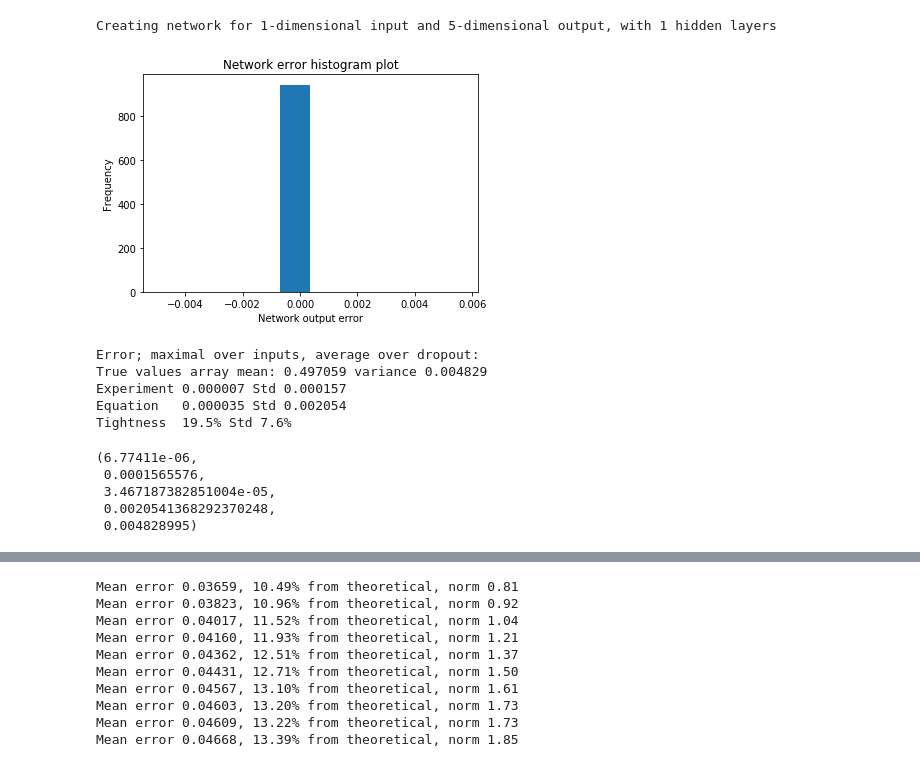
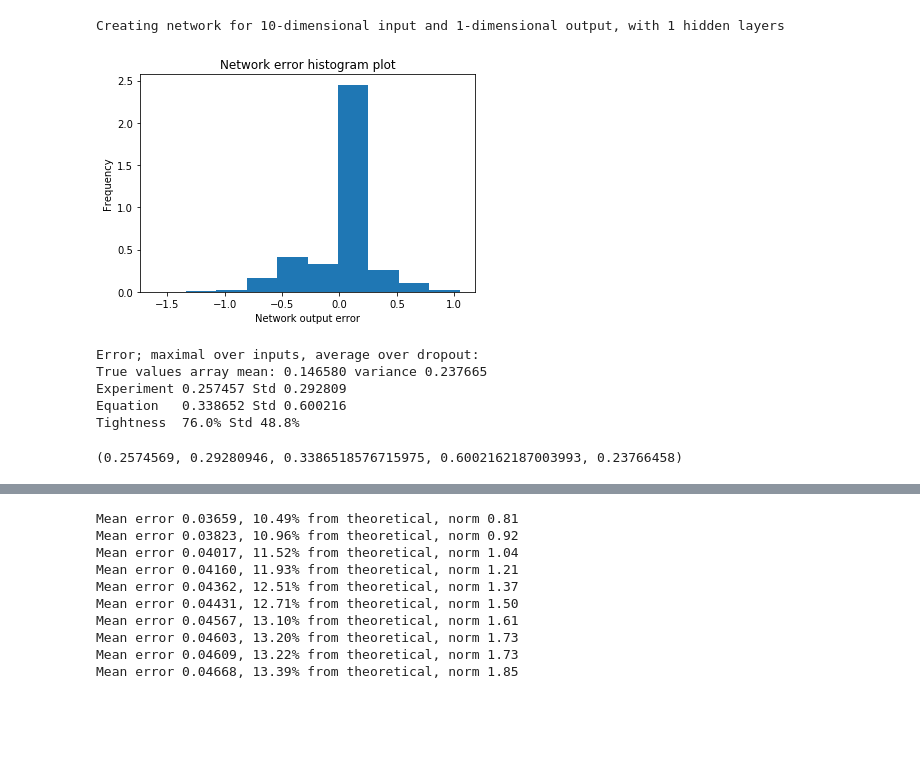
Before and after one commit to LPD-EPFL/nn-fault-tolerance, a Jupyter notebook: RandomNet.ipynb, the cells around one changed output, grey strips where cells are left out. Drawn from its saved outputs; the diff is of its cells as text; code cells hidden in the pictures; blank space fills up the shorter version.

Commit message:
Fix p in network creation; Use linear activation on last layer

```diff
--- a/RandomNet.ipynb
+++ b/RandomNet.ipynb
@@ -9,19 +12,15 @@ Using TensorFlow backend.
 # %%
 np.random.seed(42)
-RandomExperiment(N = [1, 10, 5], P = 0.0001, KLips = 0.01, do_print = True).run(inputs = 6, repetitions = 10000, do_print = True, do_plot = True, do_tqdm = True)
+RandomExperiment(N = [10, 5, 1], P = 0.1, KLips = 0.1, do_print = True).run(inputs = 20, repetitions = 10000, do_print = True, do_plot = True, do_tqdm = True)
 # %% [output]
-Creating network for 1-dimensional input and 5-dimensional output, with 1 hidden layers
+Creating network for 10-dimensional input and 1-dimensional output, with 1 hidden layers
-[figure, old version]
+[figure, new version]
 Error; maximal over inputs, average over dropout:
-True values array mean: 0.497059 variance 0.004829
-Experiment 0.000007 Std 0.000157
-Equation   0.000035 Std 0.002054
-Tightness  19.5% Std 7.6%
+True values array mean: 0.146580 variance 0.237665
+Experiment 0.257457 Std 0.292809
+Equation   0.338652 Std 0.600216
+Tightness  76.0% Std 48.8%
-(6.77411e-06,
- 0.0001565576,
- 3.467187382851004e-05,
- 0.0020541368292370248,
- 0.004828995)
+(0.2574569, 0.29280946, 0.3386518576715975, 0.6002162187003993, 0.23766458)
 # %%
 Ls = range(2, 11)
 results = [RandomExperiment(P = 0.01, N = [10] * L + [1], KLips = 0.01).run(inputs = 5, do_tqdm = False, do_plot = False, do_print = False) for L in tqdm(Ls)]
```
Also changed, not shown: parts of 2 cells of this notebook, 3 other files.
